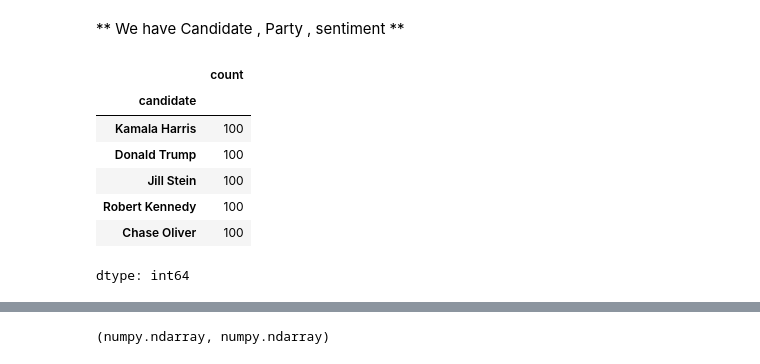
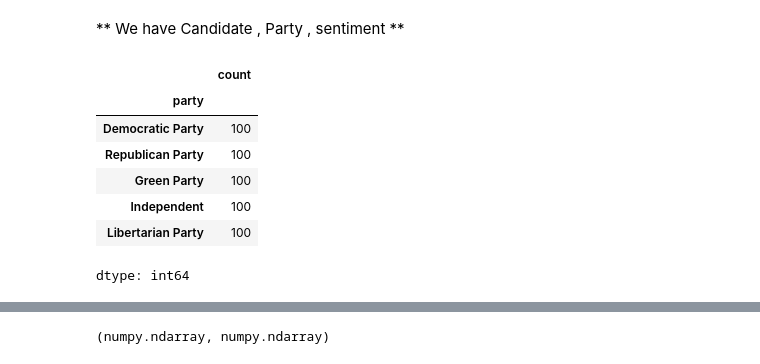
Before and after one commit to alibelhrak/NLP_Project-2024_US_Election_Sentiment_on_X, a Jupyter notebook: 2024_US_Election_Sentiment_on_X.ipynb, the cells around one changed output, grey strips where cells are left out. Saved outputs shown, nothing was run; the diff lists cells and outputs as text; code cells hidden in the pictures.

```diff
--- a/2024_US_Election_Sentiment_on_X.ipynb
+++ b/2024_US_Election_Sentiment_on_X.ipynb
@@ -81,13 +81,13 @@ df_train
 # %% [markdown]
 ** We have Candidate , Party , sentiment **
 # %%
-df_train['candidate'].value_counts()
+df_train['party'].value_counts()
 # %% [output]
 |  | count |
-| candidate |  |
-| Kamala Harris | 100 |
-| Donald Trump | 100 |
-| Jill Stein | 100 |
-| Robert Kennedy | 100 |
-| Chase Oliver | 100 |
+| party |  |
+| Democratic Party | 100 |
+| Republican Party | 100 |
+| Green Party | 100 |
+| Independent | 100 |
+| Libertarian Party | 100 |
 dtype: int64
```
Also changed, not shown: parts of 50 cells of this notebook.
